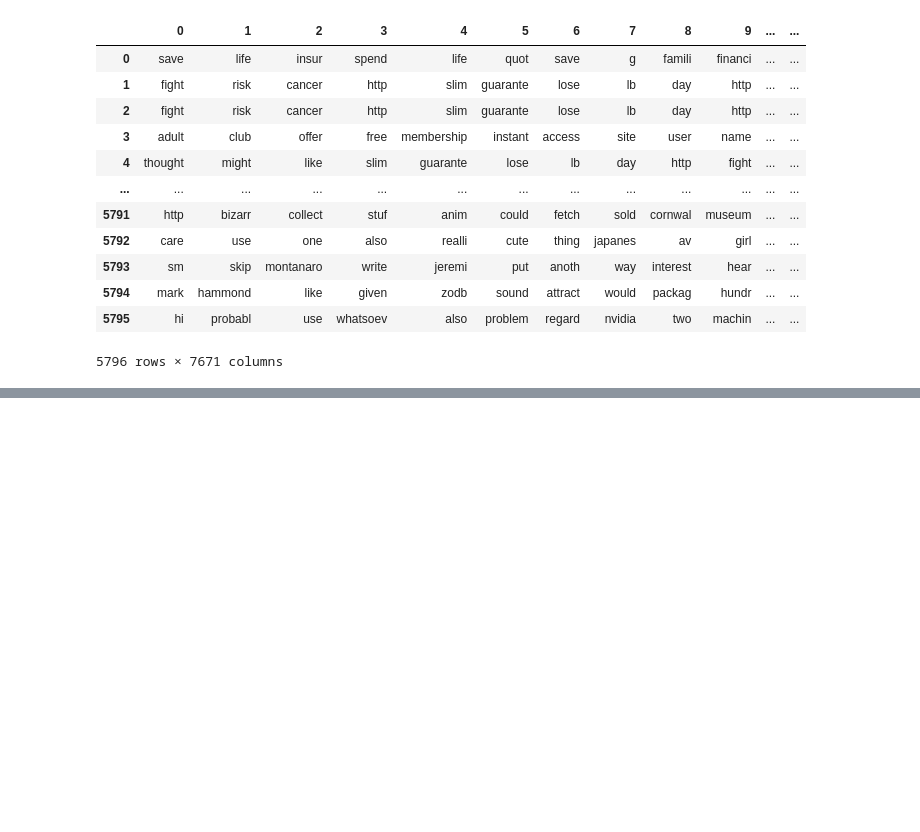
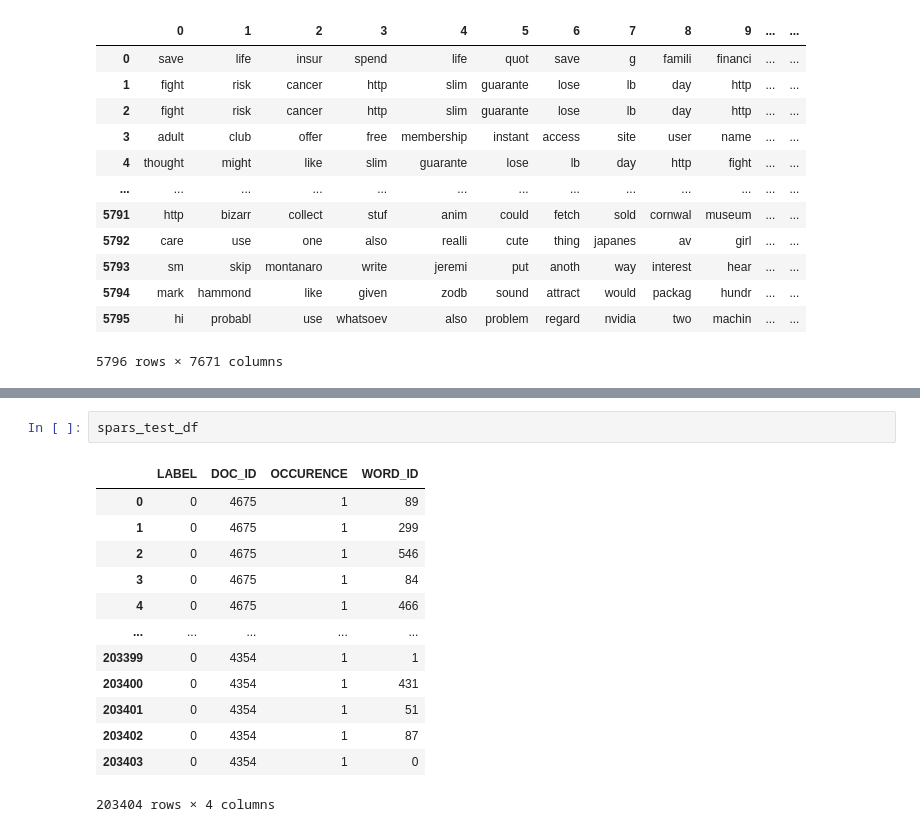
Before and after one commit to qa-amin/Naive-Bayes-Classifier-to-Filter-Spam-Emails, a Jupyter notebook: Naive _Bayes _Classifier.ipynb, the cells around one changed output, grey strips where cells are left out. Drawn from its saved outputs; the diff is of its cells as text; blank space fills up the shorter version.

```diff
--- a/Naive _Bayes _Classifier.ipynb
+++ b/Naive _Bayes _Classifier.ipynb
@@ -405,0 +545,16 @@ X_train, X_test, y_train, y_test = train_test_split(word_columns_df, data['CATEG
+# %%
+spars_test_df
+# %% [output]
+|  | LABEL | DOC_ID | OCCURENCE | WORD_ID |
+| 0 | 0 | 4675 | 1 | 89 |
+| 1 | 0 | 4675 | 1 | 299 |
+| 2 | 0 | 4675 | 1 | 546 |
+| 3 | 0 | 4675 | 1 | 84 |
+| 4 | 0 | 4675 | 1 | 466 |
+| ... | ... | ... | ... | ... |
+| 203399 | 0 | 4354 | 1 | 1 |
+| 203400 | 0 | 4354 | 1 | 431 |
+| 203401 | 0 | 4354 | 1 | 51 |
+| 203402 | 0 | 4354 | 1 | 87 |
+| 203403 | 0 | 4354 | 1 | 0 |
+203404 rows × 4 columns
```
Also changed, not shown: parts of 23 cells of this notebook, 3 other files.
